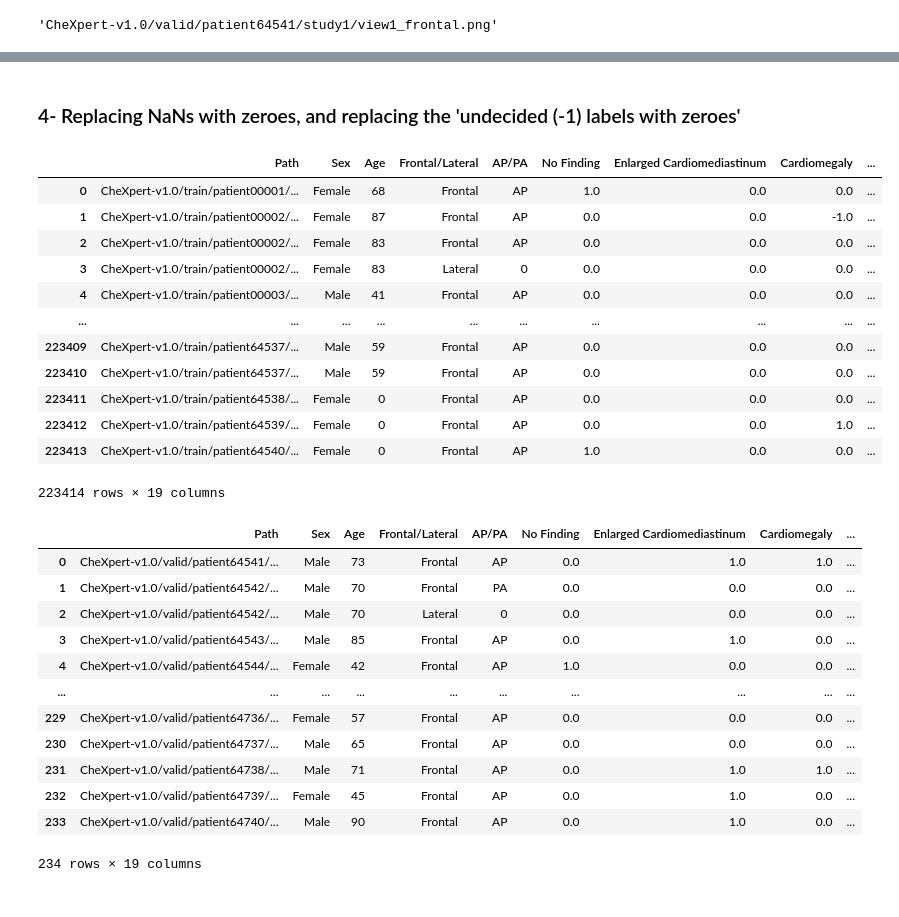
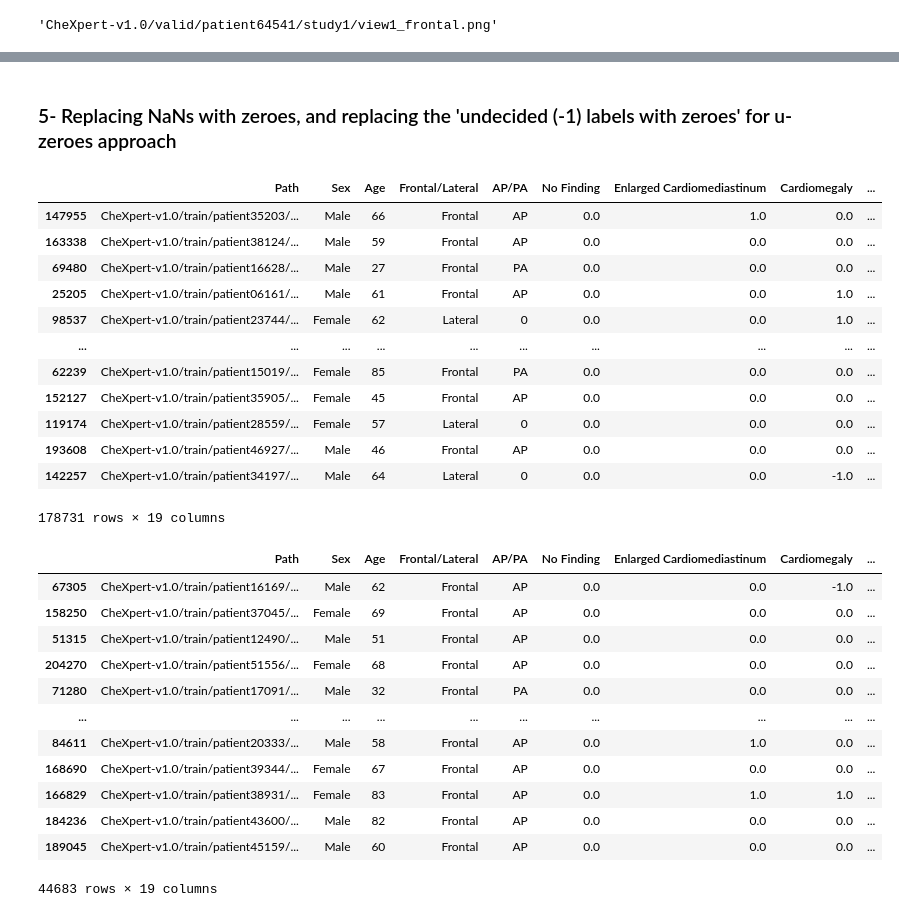
Before and after one commit to tamerthamoqa/CheXpert-multilabel-classification-tensorflow, a Jupyter notebook: misc/creating_train_validation_csv_labels/creating_train_validation_labels_u-zeroes.ipynb, the cells around one changed output, grey strips where cells are left out. Cells and saved outputs as stored; diff of their text form; code cells hidden in the pictures.

```diff
--- a/misc/creating_train_validation_csv_labels/creating_train_validation_labels_u-zeroes.ipynb
+++ b/misc/creating_train_validation_csv_labels/creating_train_validation_labels_u-zeroes.ipynb
@@ -8,5 +14,5 @@ import pandas as pd
 # %% [markdown]
 ### 1- Reading train and validation labels csv files
 # %%
-train_labels = pd.read_csv("../../labels/train.csv")
+train_full_df = pd.read_csv("../../labels/train.csv")
 # %%
@@ -64,5 +70,5 @@ validation_labels
 # %% [markdown]
 ### 2- Replacing Paths with '.jpg' with '.png' for use in the resized 512x512 dataset
 # %%
-train_labels['Path'] = train_labels['Path'].str.replace(".jpg", ".png")
+train_full_df['Path'] = train_full_df['Path'].str.replace(".jpg", ".png")
 # %%
@@ -77,0 +86,7 @@ validation_labels["Path"][0]
+# %%
+train_df, validation_df = train_test_split(
+    train_full_df,
+    test_size=0.2,
+    random_state=420,
+    shuffle=True
+)
@@ -116,37 +229,38 @@ count_lateral_validation / len(validation_labels)
 # %% [markdown]
-### 4- Replacing NaNs with zeroes, and replacing the 'undecided (-1) labels with zeroes'
+### 5- Replacing NaNs with zeroes, and replacing the 'undecided (-1) labels with zeroes' for u-zeroes approach
 # %%
-train_labels = train_labels.fillna(0)
-validation_labels = validation_labels.fillna(0)
+train_df = train_df.fillna(0)
+validation_df = validation_df.fillna(0)
+test_df = test_df.fillna(0)
 # %%
-train_labels
+train_df
 # %% [output]
 |  | Path | Sex | Age | Frontal/Lateral | AP/PA | No Finding | Enlarged Cardiomediastinum | Cardiomegaly | ... |
-| 0 | CheXpert-v1.0/train/patient00001/... | Female | 68 | Frontal | AP | 1.0 | 0.0 | 0.0 | ... |
-| 1 | CheXpert-v1.0/train/patient00002/... | Female | 87 | Frontal | AP | 0.0 | 0.0 | -1.0 | ... |
-| 2 | CheXpert-v1.0/train/patient00002/... | Female | 83 | Frontal | AP | 0.0 | 0.0 | 0.0 | ... |
-| 3 | CheXpert-v1.0/train/patient00002/... | Female | 83 | Lateral | 0 | 0.0 | 0.0 | 0.0 | ... |
-| 4 | CheXpert-v1.0/train/patient00003/... | Male | 41 | Frontal | AP | 0.0 | 0.0 | 0.0 | ... |
+| 147955 | CheXpert-v1.0/train/patient35203/... | Male | 66 | Frontal | AP | 0.0 | 1.0 | 0.0 | ... |
+| 163338 | CheXpert-v1.0/train/patient38124/... | Male | 59 | Frontal | AP | 0.0 | 0.0 | 0.0 | ... |
+| 69480 | CheXpert-v1.0/train/patient16628/... | Male | 27 | Frontal | PA | 0.0 | 0.0 | 0.0 | ... |
+| 25205 | CheXpert-v1.0/train/patient06161/... | Male | 61 | Frontal | AP | 0.0 | 0.0 | 1.0 | ... |
+| 98537 | CheXpert-v1.0/train/patient23744/... | Female | 62 | Lateral | 0 | 0.0 | 0.0 | 1.0 | ... |
 | ... | ... | ... | ... | ... | ... | ... | ... | ... | ... |
-| 223409 | CheXpert-v1.0/train/patient64537/... | Male | 59 | Frontal | AP | 0.0 | 0.0 | 0.0 | ... |
-| 223410 | CheXpert-v1.0/train/patient64537/... | Male | 59 | Frontal | AP | 0.0 | 0.0 | 0.0 | ... |
-| 223411 | CheXpert-v1.0/train/patient64538/... | Female | 0 | Frontal | AP | 0.0 | 0.0 | 0.0 | ... |
-| 223412 | CheXpert-v1.0/train/patient64539/... | Female | 0 | Frontal | AP | 0.0 | 0.0 | 1.0 | ... |
-| 223413 | CheXpert-v1.0/train/patient64540/... | Female | 0 | Frontal | AP | 1.0 | 0.0 | 0.0 | ... |
+| 62239 | CheXpert-v1.0/train/patient15019/... | Female | 85 | Frontal | PA | 0.0 | 0.0 | 0.0 | ... |
+| 152127 | CheXpert-v1.0/train/patient35905/... | Female | 45 | Frontal | AP | 0.0 | 0.0 | 0.0 | ... |
+| 119174 | CheXpert-v1.0/train/patient28559/... | Female | 57 | Lateral | 0 | 0.0 | 0.0 | 0.0 | ... |
+| 193608 | CheXpert-v1.0/train/patient46927/... | Male | 46 | Frontal | AP | 0.0 | 0.0 | 0.0 | ... |
+| 142257 | CheXpert-v1.0/train/patient34197/... | Male | 64 | Lateral | 0 | 0.0 | 0.0 | -1.0 | ... |
-223414 rows × 19 columns
+178731 rows × 19 columns
 # %%
-validation_labels
+validation_df
 # %% [output]
 |  | Path | Sex | Age | Frontal/Lateral | AP/PA | No Finding | Enlarged Cardiomediastinum | Cardiomegaly | ... |
-| 0 | CheXpert-v1.0/valid/patient64541/... | Male | 73 | Frontal | AP | 0.0 | 1.0 | 1.0 | ... |
-| 1 | CheXpert-v1.0/valid/patient64542/... | Male | 70 | Frontal | PA | 0.0 | 0.0 | 0.0 | ... |
-| 2 | CheXpert-v1.0/valid/patient64542/... | Male | 70 | Lateral | 0 | 0.0 | 0.0 | 0.0 | ... |
-| 3 | CheXpert-v1.0/valid/patient64543/... | Male | 85 | Frontal | AP | 0.0 | 1.0 | 0.0 | ... |
-| 4 | CheXpert-v1.0/valid/patient64544/... | Female | 42 | Frontal | AP | 1.0 | 0.0 | 0.0 | ... |
+| 67305 | CheXpert-v1.0/train/patient16169/... | Male | 62 | Frontal | AP | 0.0 | 0.0 | -1.0 | ... |
+| 158250 | CheXpert-v1.0/train/patient37045/... | Female | 69 | Frontal | AP | 0.0 | 0.0 | 0.0 | ... |
+| 51315 | CheXpert-v1.0/train/patient12490/... | Male | 51 | Frontal | AP | 0.0 | 0.0 | 0.0 | ... |
+| 204270 | CheXpert-v1.0/train/patient51556/... | Female | 68 | Frontal | AP | 0.0 | 0.0 | 0.0 | ... |
+| 71280 | CheXpert-v1.0/train/patient17091/... | Male | 32 | Frontal | PA | 0.0 | 0.0 | 0.0 | ... |
 | ... | ... | ... | ... | ... | ... | ... | ... | ... | ... |
-| 229 | CheXpert-v1.0/valid/patient64736/... | Female | 57 | Frontal | AP | 0.0 | 0.0 | 0.0 | ... |
-| 230 | CheXpert-v1.0/valid/patient64737/... | Male | 65 | Frontal | AP | 0.0 | 0.0 | 0.0 | ... |
-| 231 | CheXpert-v1.0/valid/patient64738/... | Male | 71 | Frontal | AP | 0.0 | 1.0 | 1.0 | ... |
-| 232 | CheXpert-v1.0/valid/patient64739/... | Female | 45 | Frontal | AP | 0.0 | 1.0 | 0.0 | ... |
-| 233 | CheXpert-v1.0/valid/patient64740/... | Male | 90 | Frontal | AP | 0.0 | 1.0 | 0.0 | ... |
+| 84611 | CheXpert-v1.0/train/patient20333/... | Male | 58 | Frontal | AP | 0.0 | 1.0 | 0.0 | ... |
+| 168690 | CheXpert-v1.0/train/patient39344/... | Female | 67 | Frontal | AP | 0.0 | 0.0 | 0.0 | ... |
+| 166829 | CheXpert-v1.0/train/patient38931/... | Female | 83 | Frontal | AP | 0.0 | 1.0 | 1.0 | ... |
+| 184236 | CheXpert-v1.0/train/patient43600/... | Male | 82 | Frontal | AP | 0.0 | 0.0 | 0.0 | ... |
+| 189045 | CheXpert-v1.0/train/patient45159/... | Male | 60 | Frontal | AP | 0.0 | 0.0 | 0.0 | ... |
-234 rows × 19 columns
+44683 rows × 19 columns
```
Also changed, not shown: parts of 217 cells of this notebook.
